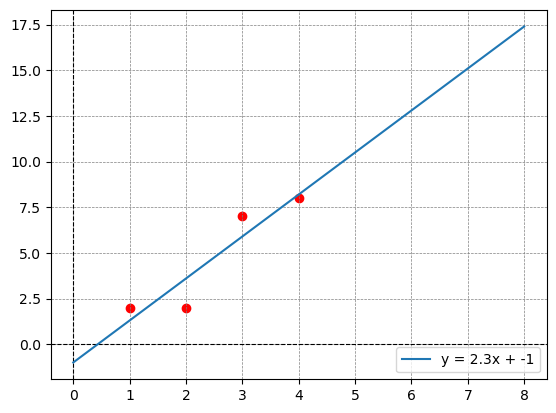
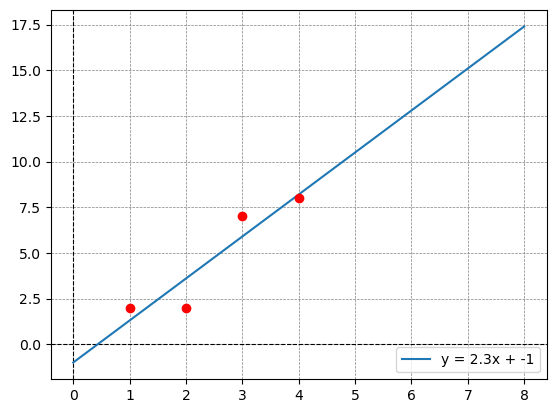
The change to this notebook cell's code, shown as a diff; its figure went from the first image to the second:
--- before
+++ after
@@ -24,3 +24,3 @@
 plt.legend()
 
-plt.scatter(x_obs, y_obs, color='red')
+plt.scatter(x_obs, y_obs, color='red', zorder=5)

Commit: Add files via upload